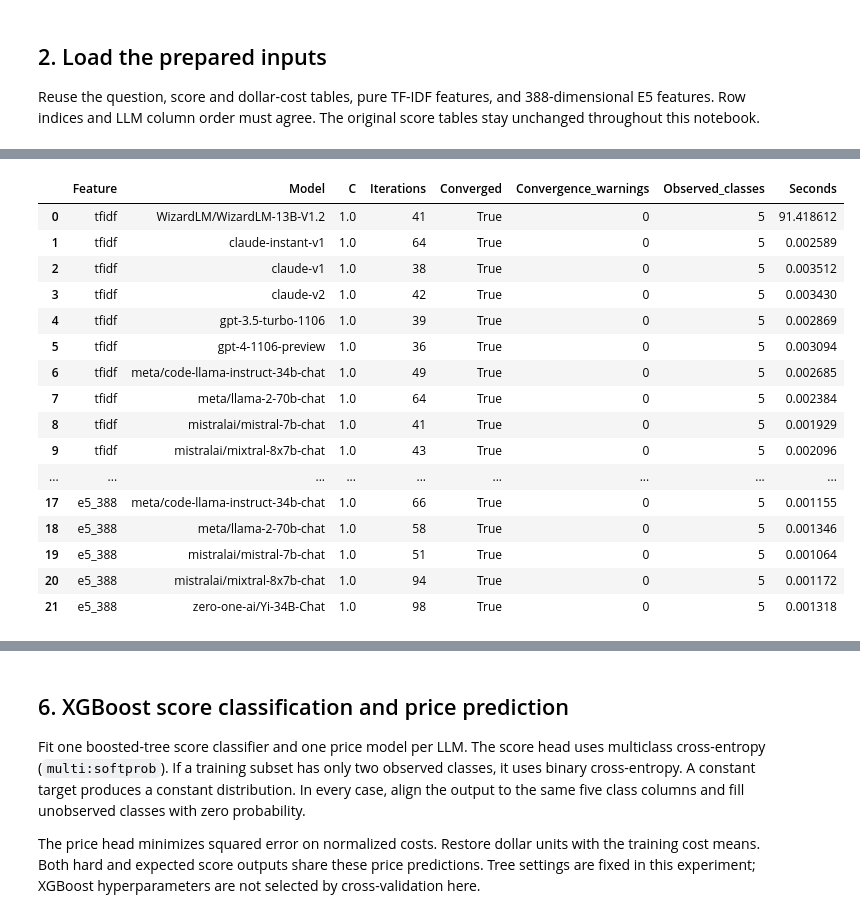
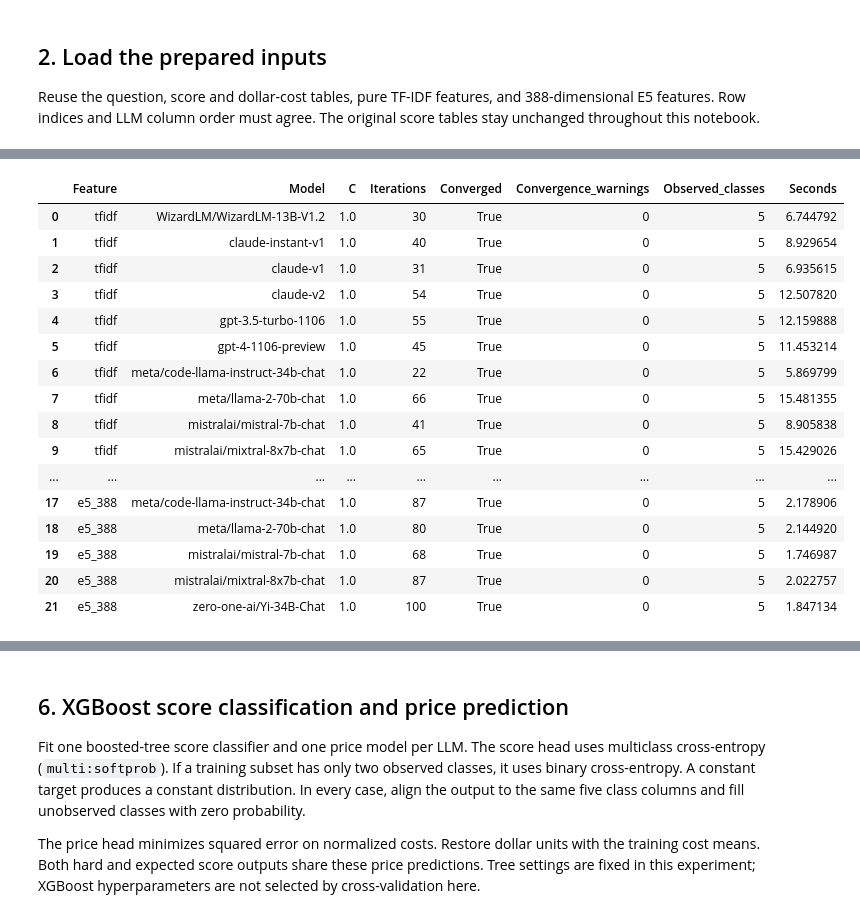
Before and after one commit to Erdos-Projects/fall-2026-right-for-less, a Jupyter notebook: 2_Router_Training/TF-IDF_E5_Score_Classification_Router.ipynb, the cells around one changed output, grey strips where cells are left out. Drawn from its saved outputs; the diff is of its cells as text; code cells hidden in the pictures.

```diff
--- a/2_Router_Training/TF-IDF_E5_Score_Classification_Router.ipynb
+++ b/2_Router_Training/TF-IDF_E5_Score_Classification_Router.ipynb
@@ -256,7 +328,7 @@ the **original recorded scores**, so their meaning is preserved.
 coverage_rows = []
 for label in [*score_support, "Other values"]:
     row = {"Recorded score": label}
-    for split in SPLITS:
+    for split in ("train", EVALUATION_SPLIT):
         values = full_tables[split]["scores"].to_numpy(dtype=float)
         row[split] = int(
             (~np.isin(values, score_support)).sum()
@@ -271,7 +343,7 @@ anchor_coverage = pd.DataFrame({
             full_tables[split]["scores"].to_numpy(dtype=float), score_support,
         ).mean(),
     }
-    for split in SPLITS
+    for split in ("train", EVALUATION_SPLIT)
 }).T
 display(label_coverage_counts)
 display(anchor_coverage.style.format({
@@ -429,5 +513,12 @@ def linear_score_probabilities(head, features):
         classifier.predict_proba(features), classifier.classes_,
         len(score_support),
     )
+
+
+def fit_linear_score_job(features, targets, C):
+    """Fit one independent LLM score head and record its own training time."""
+    started = perf_counter()
+    head = fit_linear_score_head(features, targets, C)
+    return head, perf_counter() - started
 # %%
 linear_cv_rows = []
@@ -524,37 +859,36 @@ Selected score-classifier C: {'tfidf': 1.0, 'e5_388': 1.0}
 # %%
+# Fit the CV-selected score classifiers; Ridge costs are fitted in the next cell.
 linear_models = {}
-linear_fit_rows = []
+linear_score_predictions, linear_fit_rows = {}, []
 for feature in feature_labels:
     C = selected_linear_C[feature]
     X_train = split_features[feature]["train"]
+    fitted_heads = joblib.Parallel(n_jobs=FIT_N_JOBS, prefer="processes",
+                                 max_nbytes=None, pre_dispatch=FIT_N_JOBS)(
+        joblib.delayed(fit_linear_score_job)(X_train, score_class_ids[:, position], C)
+        for position in range(len(model_names))
+    )
     heads = []
     for model_position, model_name in enumerate(model_names):
-        started = perf_counter()
-        head = fit_linear_score_head(X_train, score_class_ids[:, model_position], C)
+        head, fit_seconds = fitted_heads[model_position]
         heads.append(head)
         linear_fit_rows.append({
             "Feature": feature, "Model": model_name, "C": C,
             "Iterations": head["iterations"], "Converged": head["converged"],
             "Convergence_warnings": head["convergence_warning_count"],
-            "Observed_classes": len(head["observed_classes"]),
-            "Seconds": perf_counter() - started,
+            "Observed_classes": len(head["observed_classes"]), "Seconds": fit_seconds,
         })
         print(f"Logistic / {feature_labels[feature]} / {model_position + 1}/{len(model_names)}: {model_name}")
-
-    cost_model = Ridge(
-        alpha=COST_RIDGE_ALPHA[feature], solver="lsqr", tol=1e-3, max_iter=1000,
-    ).fit(X_train, train_cost_normalized)
-    linear_models[feature] = {"heads": heads, "cost_model": cost_model, "selected_C": C}
+    linear_models[feature] = {"heads": heads, "selected_C": C}
     for split in ("calibration", "validation"):
         X = split_features[feature][split]
-        probabilities = np.stack([linear_score_probabilities(head, X) for head in heads], axis=1)
-        costs = np.maximum(cost_model.predict(X), 1e-6) * cost_means[None, :]
-        prediction_bundles[("L2 logistic", feature, split)] = {
-            "probability": probabilities, "cost": prediction_frame(costs, split),
-        }
+        linear_score_predictions[(feature, split)] = np.stack(
+            [linear_score_probabilities(head, X) for head in heads], axis=1,
+        )
 
 linear_fit_table = pd.DataFrame(linear_fit_rows)
+linear_fit_table.to_csv(run_dir / "linear_final_fit.csv", index=False)
 display(linear_fit_table)
 if (~linear_fit_table["Converged"]).any():
-    warnings.warn("Some final classifiers did not converge; check the fit diagnostics.")
+    raise RuntimeError("Resolve unconverged final Logistic fits before evaluation/export; see linear_final_fit.csv.")
 # %% [output]
@@ -574,21 +908,21 @@ Completed 11/11: {'model_position': 10, 'seconds': 15.103260799776763, 'fits': [
 Logistic / E5 + features (388) / 8/11: meta/llama-2-70b-chat
 Logistic / E5 + features (388) / 9/11: mistralai/mistral-7b-chat
 Logistic / E5 + features (388) / 10/11: mistralai/mixtral-8x7b-chat
 Logistic / E5 + features (388) / 11/11: zero-one-ai/Yi-34B-Chat
 |  | Feature | Model | C | Iterations | Converged | Convergence_warnings | Observed_classes | Seconds |
-| 0 | tfidf | WizardLM/WizardLM-13B-V1.2 | 1.0 | 41 | True | 0 | 5 | 91.418612 |
-| 1 | tfidf | claude-instant-v1 | 1.0 | 64 | True | 0 | 5 | 0.002589 |
-| 2 | tfidf | claude-v1 | 1.0 | 38 | True | 0 | 5 | 0.003512 |
-| 3 | tfidf | claude-v2 | 1.0 | 42 | True | 0 | 5 | 0.003430 |
-| 4 | tfidf | gpt-3.5-turbo-1106 | 1.0 | 39 | True | 0 | 5 | 0.002869 |
-| 5 | tfidf | gpt-4-1106-preview | 1.0 | 36 | True | 0 | 5 | 0.003094 |
-| 6 | tfidf | meta/code-llama-instruct-34b-chat | 1.0 | 49 | True | 0 | 5 | 0.002685 |
-| 7 | tfidf | meta/llama-2-70b-chat | 1.0 | 64 | True | 0 | 5 | 0.002384 |
-| 8 | tfidf | mistralai/mistral-7b-chat | 1.0 | 41 | True | 0 | 5 | 0.001929 |
-| 9 | tfidf | mistralai/mixtral-8x7b-chat | 1.0 | 43 | True | 0 | 5 | 0.002096 |
+| 0 | tfidf | WizardLM/WizardLM-13B-V1.2 | 1.0 | 30 | True | 0 | 5 | 6.744792 |
+| 1 | tfidf | claude-instant-v1 | 1.0 | 40 | True | 0 | 5 | 8.929654 |
+| 2 | tfidf | claude-v1 | 1.0 | 31 | True | 0 | 5 | 6.935615 |
+| 3 | tfidf | claude-v2 | 1.0 | 54 | True | 0 | 5 | 12.507820 |
+| 4 | tfidf | gpt-3.5-turbo-1106 | 1.0 | 55 | True | 0 | 5 | 12.159888 |
+| 5 | tfidf | gpt-4-1106-preview | 1.0 | 45 | True | 0 | 5 | 11.453214 |
+| 6 | tfidf | meta/code-llama-instruct-34b-chat | 1.0 | 22 | True | 0 | 5 | 5.869799 |
+| 7 | tfidf | meta/llama-2-70b-chat | 1.0 | 66 | True | 0 | 5 | 15.481355 |
+| 8 | tfidf | mistralai/mistral-7b-chat | 1.0 | 41 | True | 0 | 5 | 8.905838 |
+| 9 | tfidf | mistralai/mixtral-8x7b-chat | 1.0 | 65 | True | 0 | 5 | 15.429026 |
 | ... | ... | ... | ... | ... | ... | ... | ... | ... |
-| 17 | e5_388 | meta/code-llama-instruct-34b-chat | 1.0 | 66 | True | 0 | 5 | 0.001155 |
-| 18 | e5_388 | meta/llama-2-70b-chat | 1.0 | 58 | True | 0 | 5 | 0.001346 |
-| 19 | e5_388 | mistralai/mistral-7b-chat | 1.0 | 51 | True | 0 | 5 | 0.001064 |
-| 20 | e5_388 | mistralai/mixtral-8x7b-chat | 1.0 | 94 | True | 0 | 5 | 0.001172 |
-| 21 | e5_388 | zero-one-ai/Yi-34B-Chat | 1.0 | 98 | True | 0 | 5 | 0.001318 |
+| 17 | e5_388 | meta/code-llama-instruct-34b-chat | 1.0 | 87 | True | 0 | 5 | 2.178906 |
+| 18 | e5_388 | meta/llama-2-70b-chat | 1.0 | 80 | True | 0 | 5 | 2.144920 |
+| 19 | e5_388 | mistralai/mistral-7b-chat | 1.0 | 68 | True | 0 | 5 | 1.746987 |
+| 20 | e5_388 | mistralai/mixtral-8x7b-chat | 1.0 | 87 | True | 0 | 5 | 2.022757 |
+| 21 | e5_388 | zero-one-ai/Yi-34B-Chat | 1.0 | 100 | True | 0 | 5 | 1.847134 |
```
Also changed, not shown: parts of 31 cells of this notebook, 1 other file.
